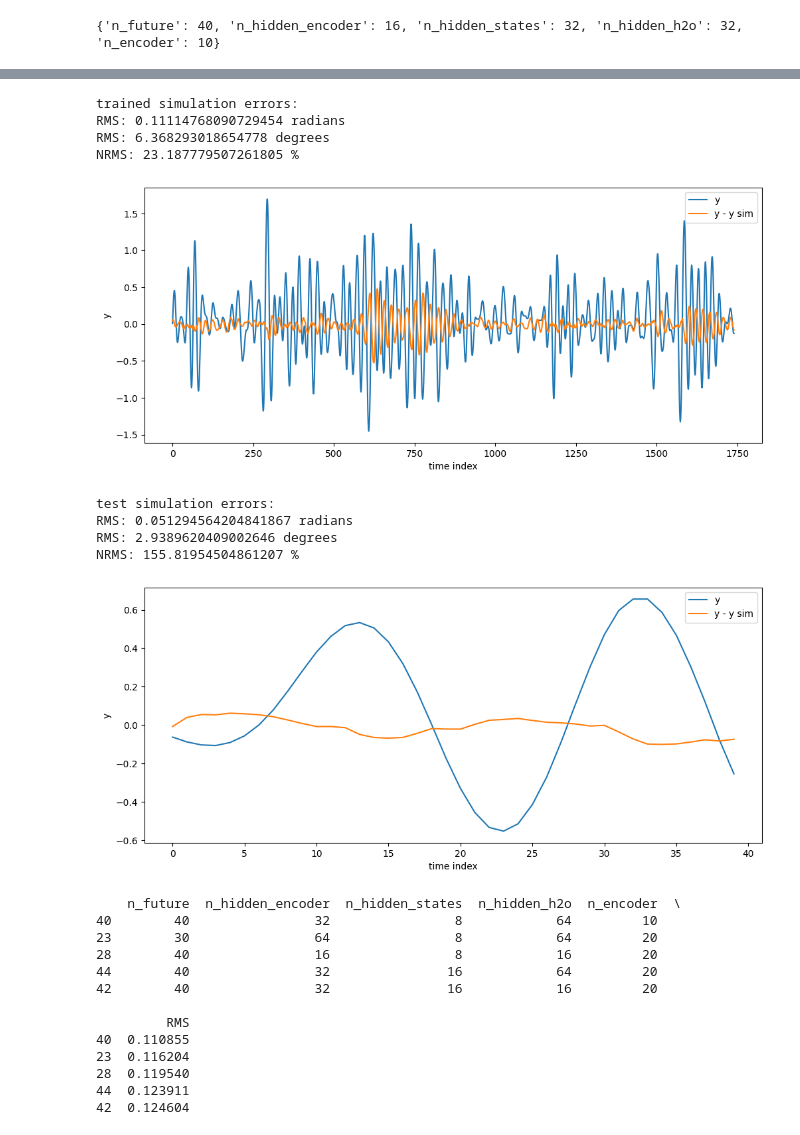
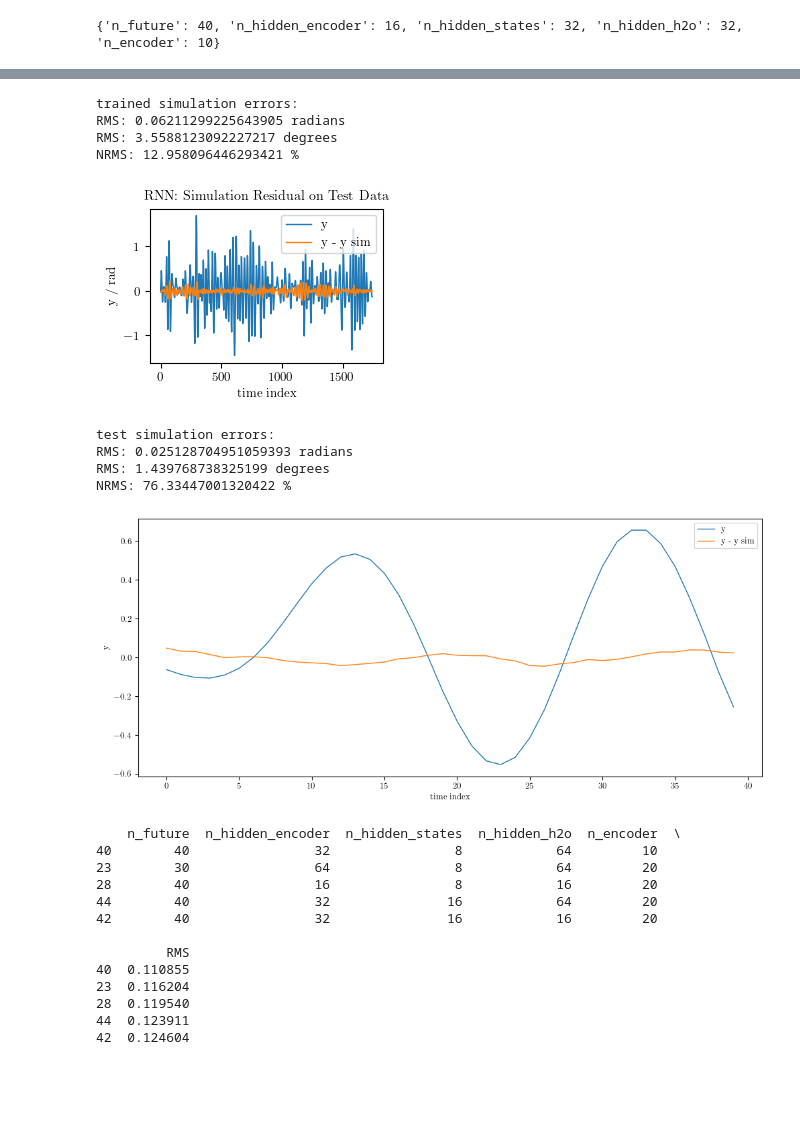
Before and after one commit to osilian/ml4sc-project, a Jupyter notebook: disc-benchmark-files/identification_RNN_clean.ipynb, the cells around one changed output, grey strips where cells are left out. Drawn from its saved outputs; the diff is of its cells as text; code cells hidden in the pictures; blank space fills up the shorter version.

```diff
--- a/disc-benchmark-files/identification_RNN_clean.ipynb
+++ b/disc-benchmark-files/identification_RNN_clean.ipynb
@@ -3,7 +3,18 @@
 import torch
 from torch import nn
 from matplotlib import pyplot as plt
-plt.rcParams['text.usetex'] = False
+params = {'text.usetex' : True,
+            'font.size' : 9,
+            'font.family' : 'lmodern',
+            'axes.titlesize' : 10,
+            'axes.labelsize' : 9,
+            'figure.figsize' : (3.0,2.5),
+            'lines.linewidth' : 1,
+            'lines.markersize' : 5,
+            'xtick.labelsize' : 9,
+            'ytick.labelsize' : 9,
+            }
+plt.rcParams.update(params)
 import numpy as np
 
 # register acceleration devices
@@ -107,8 +88,7 @@ def make_OE_init_state_data(udata, ydata, nf=100, n_encode=20):
         Y.append(ydata[k-nf:k]) #f)
     return np.array(hist), np.array(U), np.array(Y)
 # %%
-#'n_future': 40, 'n_hidden_encoder': 16, 'n_hidden_states': 32, 'n_hidden_h2o': 32, 'n_encoder': 10
-nfuture = 10
+nfuture = 40
 n_encode = 10
 n_burn = 0
 
@@ -117,9 +97,8 @@ histtrain, Utrain, Ytrain = convert(make_OE_init_state_data(u_train, y_train, nf
 histval,   Uval,   Yval   = convert(make_OE_init_state_data(u_val,   y_val,   nf=len(u_val)-n_encode, n_encode=n_encode))
 
 
-#model = simple_lstm(n_hidden_states=10,n_encoder=n_encode)
 model = simple_encoder_RNN(n_hidden_encoder=32,n_hidden_states=8,n_hidden_h2o=64,n_encoder=n_encode)
-model = model.to(device=device) # Move the model to the GPU
+model = model.to(device=device) # Move the model to the GPU if available
 optimizer = torch.optim.Adam(model.parameters(),lr=1e-4)
 batch_size = 1028
 ids = np.arange(len(Utrain),dtype=int)
@@ -262,19 +238,21 @@ print(best_params)
 # %% [output]
 {'n_future': 40, 'n_hidden_encoder': 16, 'n_hidden_states': 32, 'n_hidden_h2o': 32, 'n_encoder': 10}
 # %%
+# save / load model previously trained
 save = False
 if save:
   torch.save(model.state_dict(),"RNN_40.pt")
 
-load = False
+load = True
 if load:
-    nfuture = 64
+    nfuture = 40
+    n_hidden_encoder = 32
     n_hidden_states = 8
     n_hidden_out = 64
-    n_encode = 20
-    model = simple_encoder_RNN(nfuture, n_hidden_states, n_hidden_out, n_encode)
+    n_encode = 10
+    model = simple_encoder_RNN(n_hidden_encoder, n_hidden_states, n_hidden_out, n_encode)
     model.to(device)
-    model.load_state_dict(torch.load("RNN_23.pt",map_location=torch.device(device)))
+    model.load_state_dict(torch.load("RNN_40.pt",map_location=torch.device(device)))
     histtrain, Utrain, Ytrain = convert(make_OE_init_state_data(u_train, y_train, nf=nfuture,            n_encode=n_encode))
     histval,   Uval,   Yval   = convert(make_OE_init_state_data(u_val,   y_val,   nf=len(u_val)-n_encode, n_encode=n_encode))
 # %%
@@ -345,12 +306,11 @@ NRMS: tensor(4.8247, device='cuda:0', dtype=torch.float64) %
 # %%
 # Set up simulation for identified net
-#### What's done with the na and nb here???
 # Simulation Test
-out = np.load('/content/training-val-test-data.npz')
+out = np.load('training-val-test-data.npz')
 th_train = out['th'] #th[0],th[1],th[2],th[3],...
 u_train = out['u'] #u[0],u[1],u[2],u[3],...
 
-data = np.load('/content/hidden-test-simulation-submission-file.npz')
+data = np.load('hidden-test-simulation-submission-file.npz')
 u_test = data['u']
 th_test = data['th'] #only the first 50 values are filled the rest are zeros
 
@@ -366,42 +326,45 @@ def simulation_IO_model(f, ulist, ylist, skip=50):
     return np.array(Y)
 
 skip = n_encode
 model.eval()
 th_train_sim = simulation_IO_model(lambda x, hist: model.forward(inputs=x,hist=hist)[0], u_train[-testStartIndex:], th_train[-testStartIndex:], skip=skip)
 print('trained simulation errors:')
 print('RMS:', np.mean((th_train_sim[skip:]-th_train[-(testStartIndex-skip):])**2)**0.5,'radians')
 print('RMS:', np.mean((th_train_sim[skip:]-th_train[-(testStartIndex-skip):])**2)**0.5/(2*np.pi)*360,'degrees')
 print('NRMS:', np.mean((th_train_sim[skip:]-th_train[-(testStartIndex-skip):])**2)**0.5/th_train.std()*100,'%')
 # Plotting
 res = th_train_sim[skip:] - th_train[-(testStartIndex-skip):] #b)
-plt.figure(figsize=(12,5)) #b)
+plt.figure(figsize=(3,2)) #b)
 plt.plot(th_train[-(testStartIndex-skip):]) #b)
 plt.plot(res) #b)
-plt.xlabel('time index'); plt.ylabel('y'); plt.legend(['y','y - y sim'])#b)
+plt.xlabel('time index'); plt.ylabel('y / rad'); plt.legend(['y','y - y sim'])#b)
+#plt.xlabel('time index'); plt.ylabel('res / rad'); plt.legend(['y - y simulated'])
+plt.title('RNN: Simulation Residual on Test Data')
+#plt.savefig("RNN_Test_Simulation_error.pdf",bbox_inches='tight')
 plt.show() #b)
 
 skip = n_encode
 th_test_sim = simulation_IO_model(lambda x,hist: model(x,hist)[0], u_test, th_test, skip=skip)
 print('test simulation errors:')
 print('RMS:', np.mean((th_test_sim[skip:50]-th_test[skip:50])**2)**0.5,'radians')
 print('RMS:', np.mean((th_test_sim[skip:50]-th_test[skip:50])**2)**0.5/(2*np.pi)*360,'degrees')
 print('NRMS:', np.mean((th_test_sim[skip:50]-th_test[skip:50])**2)**0.5/th_test.std()*100,'%')
 # Plotting
 res = th_test_sim[skip:50] - th_test[skip:50] #b)
 plt.figure(figsize=(12,5)) #b)
 plt.plot(th_test[skip:50]) #b)
 plt.plot(res) #b)
 plt.xlabel('time index'); plt.ylabel('y'); plt.legend(['y','y - y sim'])#b)
 plt.show() #b)
 # %% [output]
 trained simulation errors:
-RMS: 0.11114768090729454 radians
-RMS: 6.368293018654778 degrees
-NRMS: 23.187779507261805 %
+RMS: 0.06211299225643905 radians
+RMS: 3.5588123092227217 degrees
+NRMS: 12.958096446293421 %
-[figure, old version]
+[figure, new version]
 test simulation errors:
-RMS: 0.051294564204841867 radians
-RMS: 2.9389620409002646 degrees
-NRMS: 155.81954504861207 %
+RMS: 0.025128704951059393 radians
+RMS: 1.439768738325199 degrees
+NRMS: 76.33447001320422 %
-[figure, old version]
+[figure, new version]
 # %%
```
Also changed, not shown: parts of 7 cells of this notebook, 6 other files.
